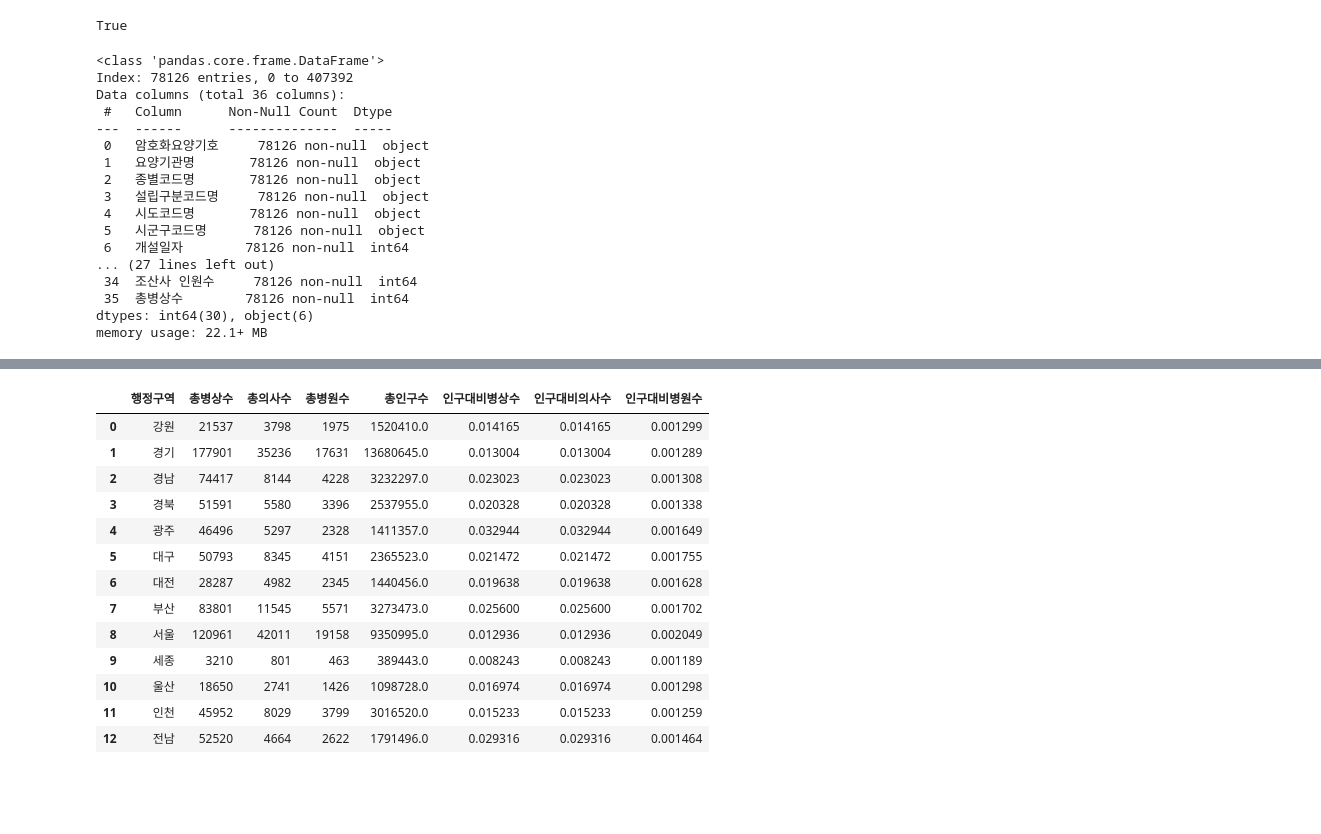
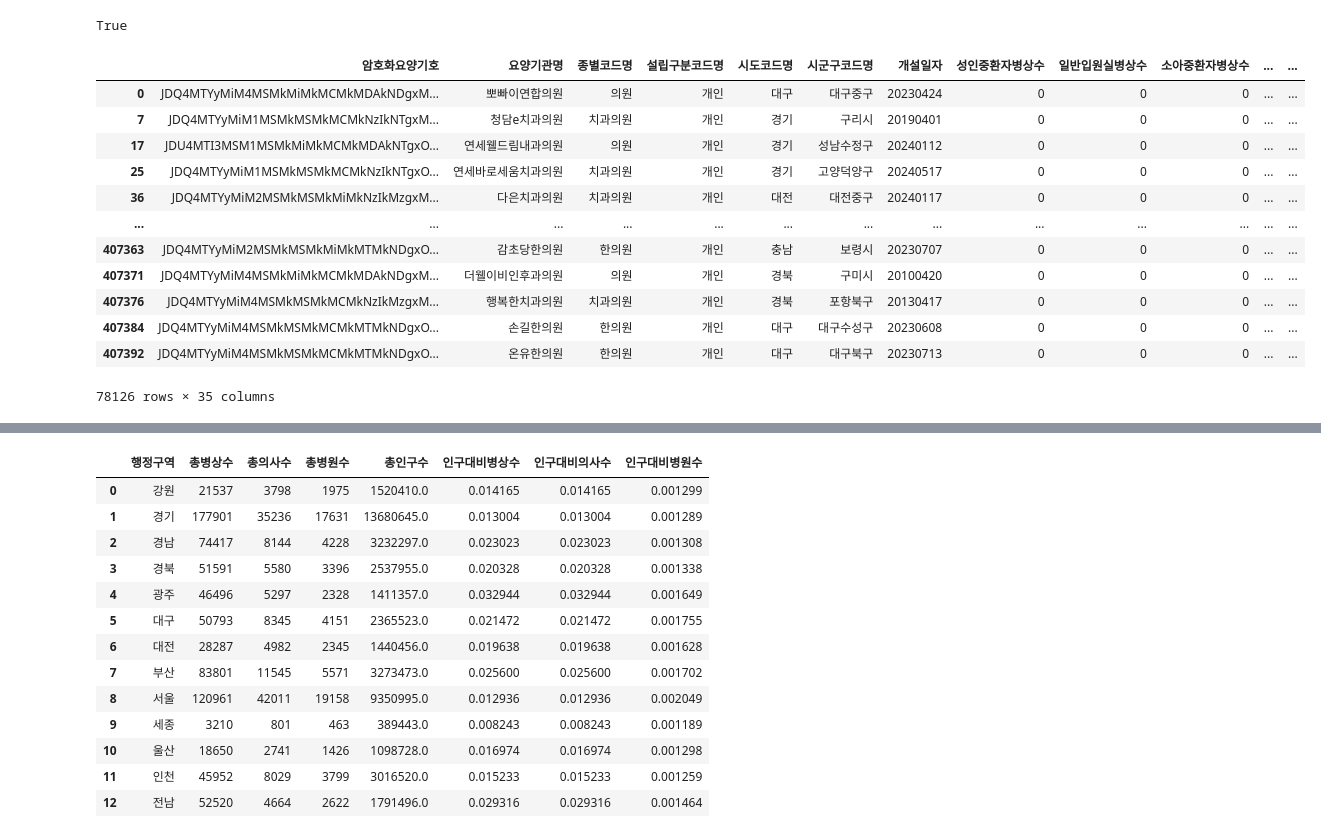
Before and after one commit to seoro279/mid_project, a Jupyter notebook: analysis.ipynb, the cells around one changed output, grey strips where cells are left out. Saved outputs shown, nothing was run; the diff lists cells and outputs as text; code cells hidden in the pictures; blank space fills up the shorter version.

```diff
--- a/analysis.ipynb
+++ b/analysis.ipynb
@@ -54,21 +54,17 @@ df_simple.to_csv('/Users/hong/Desktop/practice_code/mid_project/data/의ᄉ
 # %%
-df_simple.info()
+df_simple
 # %% [output]
+|  | 암호화요양기호 | 요양기관명 | 종별코드명 | 설립구분코드명 | 시도코드명 | 시군구코드명 | 개설일자 | 성인중환자병상수 | 일반입원실병상수 | 소아중환자병상수 | ... | ... |
+| 0 | JDQ4MTYyMiM4MSMkMiMkMCMkMDAkNDgxM... | 뽀빠이연합의원 | 의원 | 개인 | 대구 | 대구중구 | 20230424 | 0 | 0 | 0 | ... | ... |
+| 7 | JDQ4MTYyMiM1MSMkMSMkMCMkNzIkNTgxM... | 청담e치과의원 | 치과의원 | 개인 | 경기 | 구리시 | 20190401 | 0 | 0 | 0 | ... | ... |
+| 17 | JDU4MTI3MSM1MSMkMiMkMCMkMDAkNTgxO... | 연세웰드림내과의원 | 의원 | 개인 | 경기 | 성남수정구 | 20240112 | 0 | 0 | 0 | ... | ... |
+| 25 | JDQ4MTYyMiM1MSMkMSMkMCMkNzIkNTgxO... | 연세바로세움치과의원 | 치과의원 | 개인 | 경기 | 고양덕양구 | 20240517 | 0 | 0 | 0 | ... | ... |
+| 36 | JDQ4MTYyMiM2MSMkMSMkMiMkNzIkMzgxM... | 다은치과의원 | 치과의원 | 개인 | 대전 | 대전중구 | 20240117 | 0 | 0 | 0 | ... | ... |
+| ... | ... | ... | ... | ... | ... | ... | ... | ... | ... | ... | ... | ... |
+| 407363 | JDQ4MTYyMiM2MSMkMSMkMiMkMTMkNDgxO... | 감초당한의원 | 한의원 | 개인 | 충남 | 보령시 | 20230707 | 0 | 0 | 0 | ... | ... |
+| 407371 | JDQ4MTYyMiM4MSMkMiMkMCMkMDAkNDgxM... | 더웰이비인후과의원 | 의원 | 개인 | 경북 | 구미시 | 20100420 | 0 | 0 | 0 | ... | ... |
+| 407376 | JDQ4MTYyMiM4MSMkMSMkMCMkNzIkMzgxM... | 행복한치과의원 | 치과의원 | 개인 | 경북 | 포항북구 | 20130417 | 0 | 0 | 0 | ... | ... |
+| 407384 | JDQ4MTYyMiM4MSMkMSMkMCMkMTMkNDgxO... | 손길한의원 | 한의원 | 개인 | 대구 | 대구수성구 | 20230608 | 0 | 0 | 0 | ... | ... |
+| 407392 | JDQ4MTYyMiM4MSMkMSMkMCMkMTMkNDgxO... | 온유한의원 | 한의원 | 개인 | 대구 | 대구북구 | 20230713 | 0 | 0 | 0 | ... | ... |
-<class 'pandas.core.frame.DataFrame'>
-Index: 78126 entries, 0 to 407392
-Data columns (total 36 columns):
- #   Column      Non-Null Count  Dtype
----  ------      --------------  -----
- 0   암호화요양기호     78126 non-null  object
- 1   요양기관명       78126 non-null  object
- 2   종별코드명       78126 non-null  object
- 3   설립구분코드명     78126 non-null  object
- 4   시도코드명       78126 non-null  object
- 5   시군구코드명      78126 non-null  object
- 6   개설일자        78126 non-null  int64
-... (27 lines left out)
- 34  조산사 인원수     78126 non-null  int64
- 35  총병상수        78126 non-null  int64
-dtypes: int64(30), object(6)
-memory usage: 22.1+ MB
+78126 rows × 35 columns
 # %%
```
Also changed, not shown: parts of 8 cells of this notebook, 1 other file.
